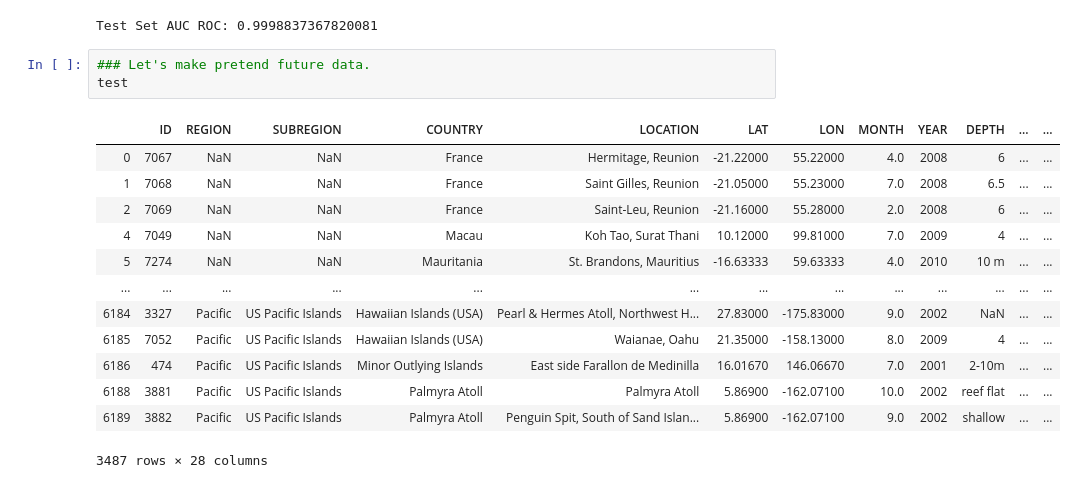
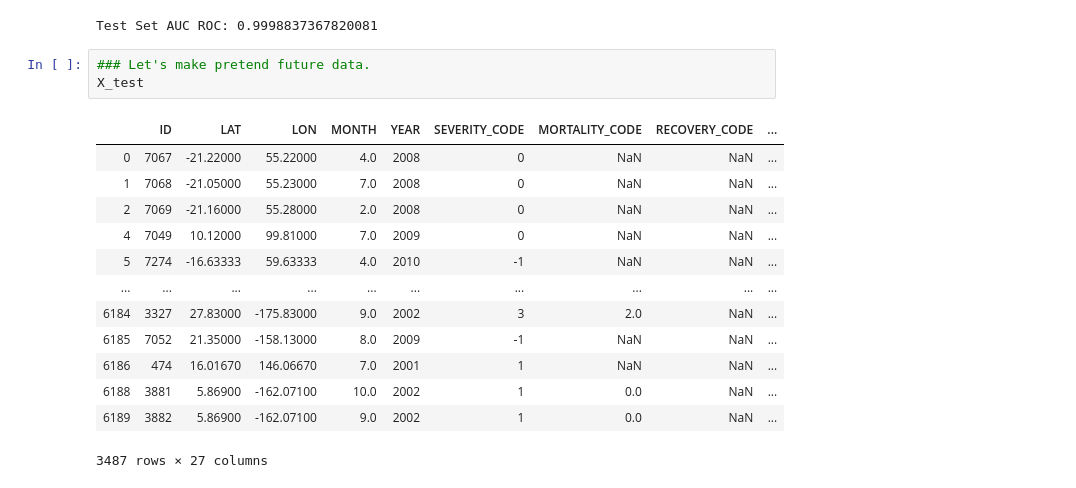
Before and after one commit to jeibloo/Coral-Death, a Jupyter notebook: notebooks/main.ipynb, the cells around one changed output. Drawn from its saved outputs; the diff is of its cells as text.

```diff
--- a/notebooks/main.ipynb
+++ b/notebooks/main.ipynb
@@ -220,18 +220,18 @@ print("Test Set AUC ROC: {}".format(roc_auc_score(y_test,y_pred_proba)))
 Test Set AUC ROC: 0.9998837367820081
 # %%
 ### Let's make pretend future data.
-test
+X_test
 # %% [output]
-|  | ID | REGION | SUBREGION | COUNTRY | LOCATION | LAT | LON | MONTH | YEAR | DEPTH | ... | ... |
-| 0 | 7067 | NaN | NaN | France | Hermitage, Reunion | -21.22000 | 55.22000 | 4.0 | 2008 | 6 | ... | ... |
-| 1 | 7068 | NaN | NaN | France | Saint Gilles, Reunion | -21.05000 | 55.23000 | 7.0 | 2008 | 6.5 | ... | ... |
-| 2 | 7069 | NaN | NaN | France | Saint-Leu, Reunion | -21.16000 | 55.28000 | 2.0 | 2008 | 6 | ... | ... |
-| 4 | 7049 | NaN | NaN | Macau | Koh Tao, Surat Thani | 10.12000 | 99.81000 | 7.0 | 2009 | 4 | ... | ... |
-| 5 | 7274 | NaN | NaN | Mauritania | St. Brandons, Mauritius | -16.63333 | 59.63333 | 4.0 | 2010 | 10 m | ... | ... |
-| ... | ... | ... | ... | ... | ... | ... | ... | ... | ... | ... | ... | ... |
-| 6184 | 3327 | Pacific | US Pacific Islands | Hawaiian Islands (USA) | Pearl & Hermes Atoll, Northwest H... | 27.83000 | -175.83000 | 9.0 | 2002 | NaN | ... | ... |
-| 6185 | 7052 | Pacific | US Pacific Islands | Hawaiian Islands (USA) | Waianae, Oahu | 21.35000 | -158.13000 | 8.0 | 2009 | 4 | ... | ... |
-| 6186 | 474 | Pacific | US Pacific Islands | Minor Outlying Islands | East side Farallon de Medinilla | 16.01670 | 146.06670 | 7.0 | 2001 | 2-10m | ... | ... |
-| 6188 | 3881 | Pacific | US Pacific Islands | Palmyra Atoll | Palmyra Atoll | 5.86900 | -162.07100 | 10.0 | 2002 | reef flat | ... | ... |
-| 6189 | 3882 | Pacific | US Pacific Islands | Palmyra Atoll | Penguin Spit, South of Sand Islan... | 5.86900 | -162.07100 | 9.0 | 2002 | shallow | ... | ... |
+|  | ID | LAT | LON | MONTH | YEAR | SEVERITY_CODE | MORTALITY_CODE | RECOVERY_CODE | ... |
+| 0 | 7067 | -21.22000 | 55.22000 | 4.0 | 2008 | 0 | NaN | NaN | ... |
+| 1 | 7068 | -21.05000 | 55.23000 | 7.0 | 2008 | 0 | NaN | NaN | ... |
+| 2 | 7069 | -21.16000 | 55.28000 | 2.0 | 2008 | 0 | NaN | NaN | ... |
+| 4 | 7049 | 10.12000 | 99.81000 | 7.0 | 2009 | 0 | NaN | NaN | ... |
+| 5 | 7274 | -16.63333 | 59.63333 | 4.0 | 2010 | -1 | NaN | NaN | ... |
+| ... | ... | ... | ... | ... | ... | ... | ... | ... | ... |
+| 6184 | 3327 | 27.83000 | -175.83000 | 9.0 | 2002 | 3 | 2.0 | NaN | ... |
+| 6185 | 7052 | 21.35000 | -158.13000 | 8.0 | 2009 | -1 | NaN | NaN | ... |
+| 6186 | 474 | 16.01670 | 146.06670 | 7.0 | 2001 | 1 | NaN | NaN | ... |
+| 6188 | 3881 | 5.86900 | -162.07100 | 10.0 | 2002 | 1 | 0.0 | NaN | ... |
+| 6189 | 3882 | 5.86900 | -162.07100 | 9.0 | 2002 | 1 | 0.0 | NaN | ... |
-3487 rows × 28 columns
+3487 rows × 27 columns
```
Also changed, not shown: 1 other file.
